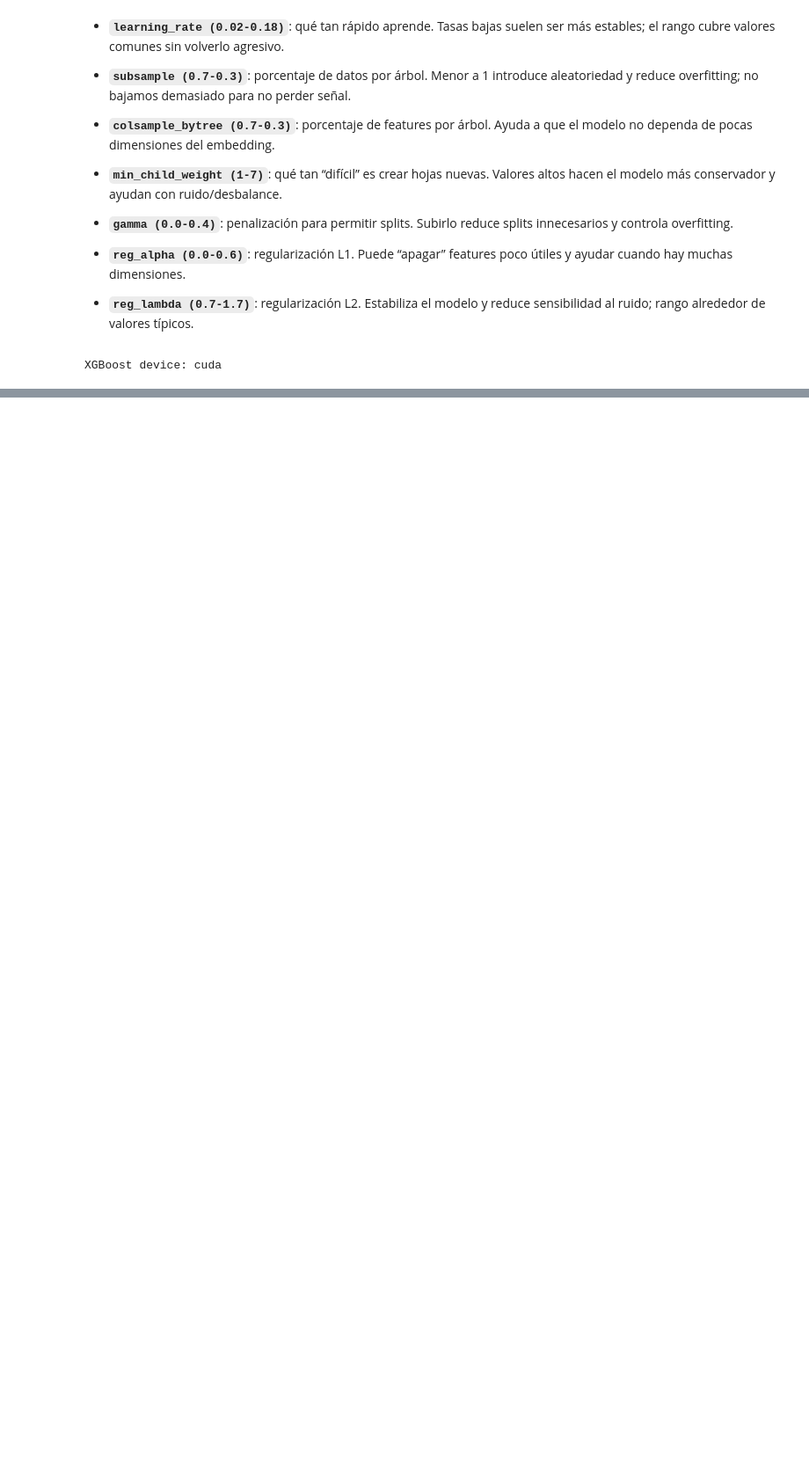
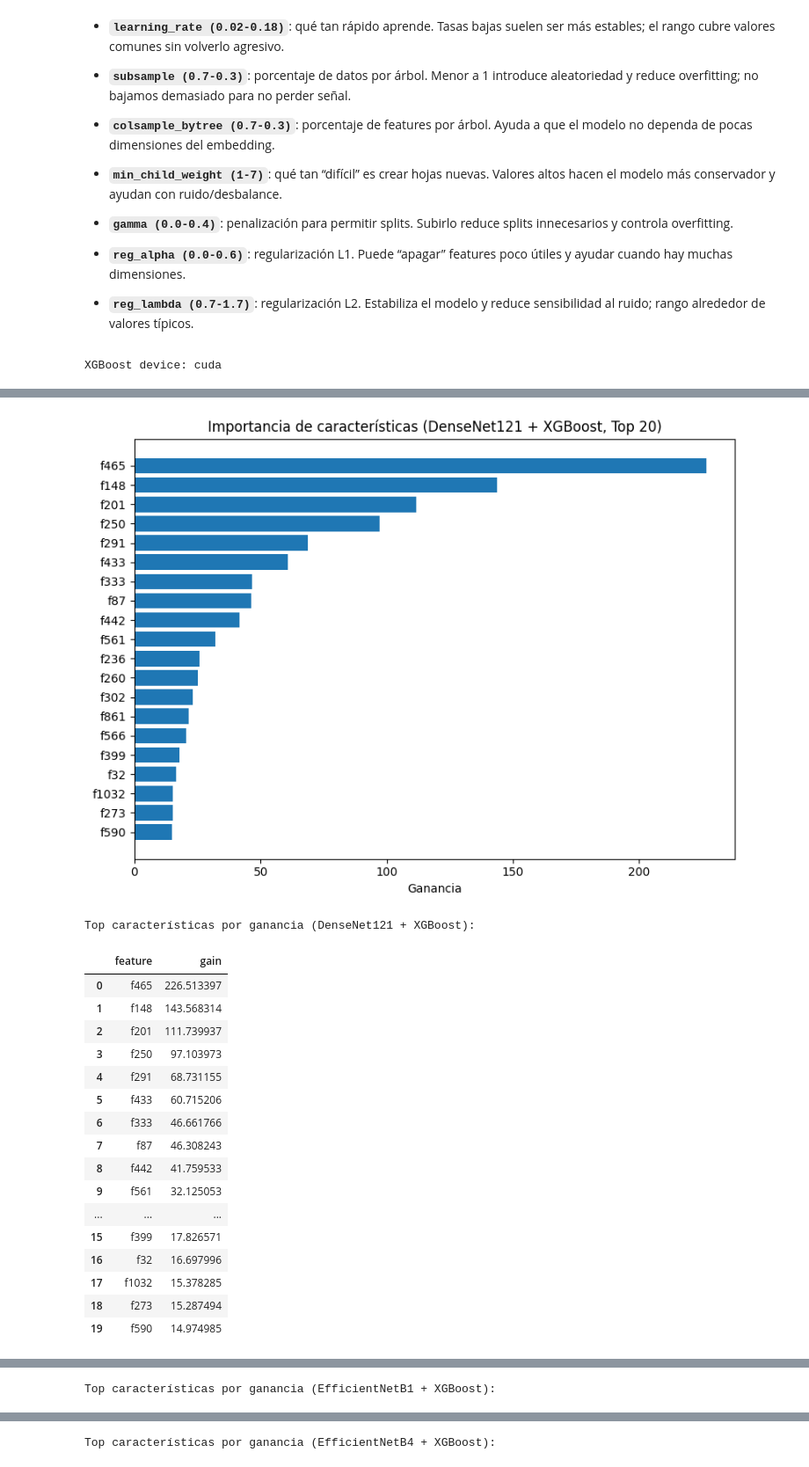
Before and after one commit to magdaleno88/Sam_Oct_IA, a Jupyter notebook: notebooks/Avance4_Equipo21.ipynb, the cells around one changed output, grey strips where cells are left out. Shown at 88% size. Drawn from its saved outputs; the diff is of its cells as text; code cells hidden in the pictures; blank space fills up the shorter version.

```diff
--- a/notebooks/Avance4_Equipo21.ipynb
+++ b/notebooks/Avance4_Equipo21.ipynb
@@ -1576,0 +1649,73 @@ Referencias:
+# %%
+# Importancia de características para XGBoost, LightGBM y LinearSVC
+for candidate_name, res in all_candidate_results.items():
+    model = res["best_model"]
+    algo = str(res["algorithm"])
+
+    if algo == "XGBoost":
+        score = model.get_booster().get_score(importance_type="gain")
+        importance_df = pd.DataFrame(
+            {
+                "feature": list(score.keys()),
+                "gain": list(score.values()),
+            }
+        )
+    elif algo == "LightGBM":
+        gain = model.booster_.feature_importance(importance_type="gain")
+        importance_df = pd.DataFrame(
+            {
+                "feature": [f"f{i}" for i in range(len(gain))],
+                "gain": gain,
+            }
+        )
+    elif algo == "LinearSVC":
+        coef = np.asarray(model.coef_)
+        if coef.ndim == 1:
+            coef = coef.reshape(1, -1)
+        gain = np.mean(np.abs(coef), axis=0)
+        importance_df = pd.DataFrame(
+            {
+                "feature": [f"f{i}" for i in range(len(gain))],
+                "gain": gain,
+            }
+        )
+    else:
+        raise ValueError(f"Algoritmo no soportado para importancia: {algo}")
+
+    importance_df = (
+        importance_df.sort_values("gain", ascending=False)
+        .reset_index(drop=True)
+    )
+
+    top_k = 20
+    top_df = importance_df.head(top_k)
+
+    plt.figure(figsize=(8, 6))
+    plt.barh(top_df["feature"][::-1], top_df["gain"][::-1])
+    plt.xlabel("Ganancia")
+    plt.title(f"Importancia de características ({candidate_name}, Top {top_k})")
+    plt.tight_layout()
+    plt.show()
+
+    print(f"Top características por ganancia ({candidate_name}):")
+    display(top_df)
+# %% [output]
+[figure, added]
+Top características por ganancia (DenseNet121 + XGBoost):
+|  | feature | gain |
+| 0 | f465 | 226.513397 |
+| 1 | f148 | 143.568314 |
+| 2 | f201 | 111.739937 |
+| 3 | f250 | 97.103973 |
+| 4 | f291 | 68.731155 |
+| 5 | f433 | 60.715206 |
+| 6 | f333 | 46.661766 |
+| 7 | f87 | 46.308243 |
+| 8 | f442 | 41.759533 |
+| 9 | f561 | 32.125053 |
+| ... | ... | ... |
+| 15 | f399 | 17.826571 |
+| 16 | f32 | 16.697996 |
+| 17 | f1032 | 15.378285 |
+| 18 | f273 | 15.287494 |
+| 19 | f590 | 14.974985 |
@@ -1576,0 +1723 @@ Referencias:
+Top características por ganancia (EfficientNetB1 + XGBoost):
@@ -1576,0 +1742 @@ Referencias:
+Top características por ganancia (EfficientNetB4 + XGBoost):
```
Also changed, not shown: parts of 36 cells of this notebook, 2 other files.
